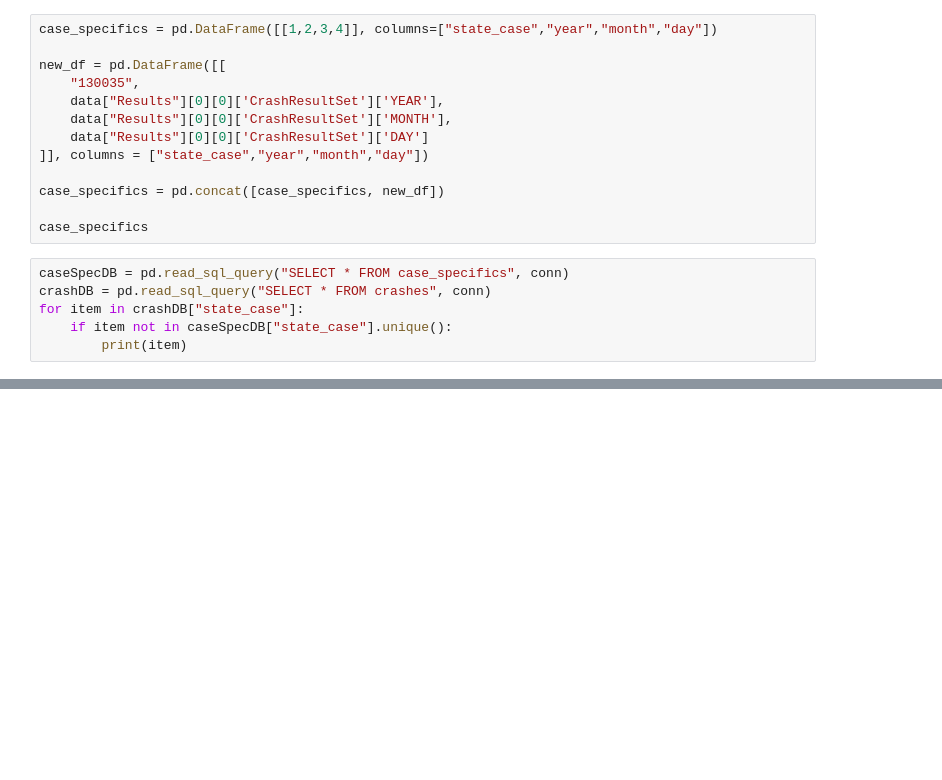
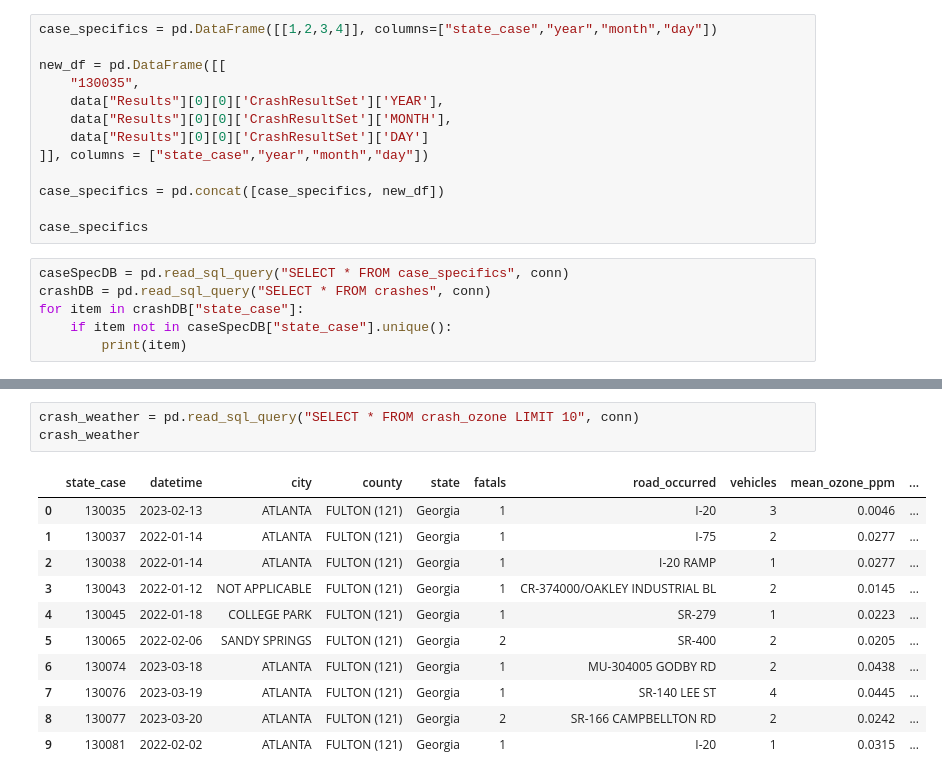
Before and after one commit to SP17-RedChromePlugin/PDI_ETL_Pipeline_Weather_Ozone_And_Crashes, a Jupyter notebook: Playground.ipynb, the cells around one changed output, grey strips where cells are left out. Saved outputs shown, nothing was run; the diff lists cells and outputs as text; blank space fills up the shorter version.

```diff
--- a/Playground.ipynb
+++ b/Playground.ipynb
@@ -337,0 +402,15 @@ ozoneDB
+# %%
+crash_weather = pd.read_sql_query("SELECT * FROM crash_ozone LIMIT 10", conn)
+crash_weather
+# %% [output]
+|  | state_case | datetime | city | county | state | fatals | road_occurred | vehicles | mean_ozone_ppm | ... |
+| 0 | 130035 | 2023-02-13 | ATLANTA | FULTON (121) | Georgia | 1 | I-20 | 3 | 0.0046 | ... |
+| 1 | 130037 | 2022-01-14 | ATLANTA | FULTON (121) | Georgia | 1 | I-75 | 2 | 0.0277 | ... |
+| 2 | 130038 | 2022-01-14 | ATLANTA | FULTON (121) | Georgia | 1 | I-20 RAMP | 1 | 0.0277 | ... |
+| 3 | 130043 | 2022-01-12 | NOT APPLICABLE | FULTON (121) | Georgia | 1 | CR-374000/OAKLEY INDUSTRIAL BL | 2 | 0.0145 | ... |
+| 4 | 130045 | 2022-01-18 | COLLEGE PARK | FULTON (121) | Georgia | 1 | SR-279 | 1 | 0.0223 | ... |
+| 5 | 130065 | 2022-02-06 | SANDY SPRINGS | FULTON (121) | Georgia | 2 | SR-400 | 2 | 0.0205 | ... |
+| 6 | 130074 | 2023-03-18 | ATLANTA | FULTON (121) | Georgia | 1 | MU-304005 GODBY RD | 2 | 0.0438 | ... |
+| 7 | 130076 | 2023-03-19 | ATLANTA | FULTON (121) | Georgia | 1 | SR-140 LEE ST | 4 | 0.0445 | ... |
+| 8 | 130077 | 2023-03-20 | ATLANTA | FULTON (121) | Georgia | 2 | SR-166 CAMPBELLTON RD | 2 | 0.0242 | ... |
+| 9 | 130081 | 2022-02-02 | ATLANTA | FULTON (121) | Georgia | 1 | I-20 | 1 | 0.0315 | ... |
```
Also changed, not shown: parts of 14 cells of this notebook, 6 other files.
